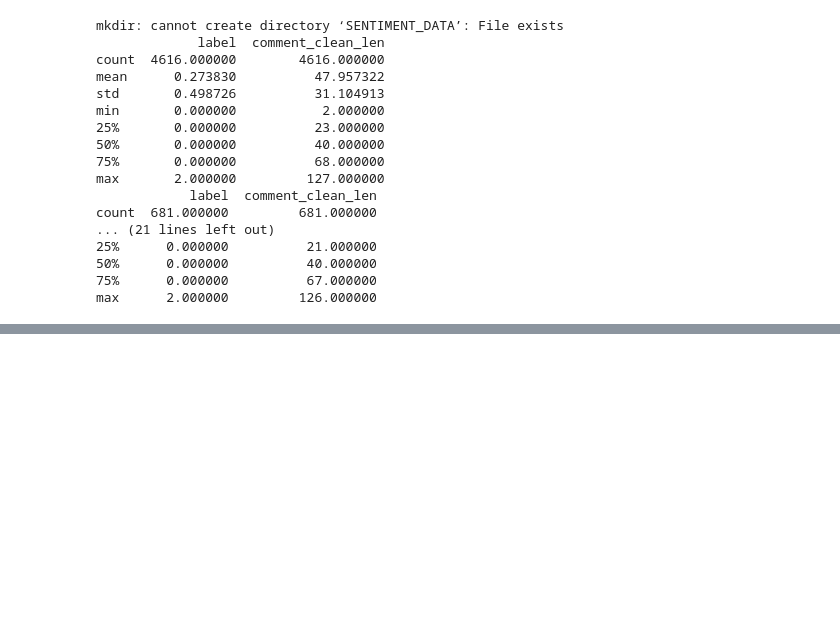
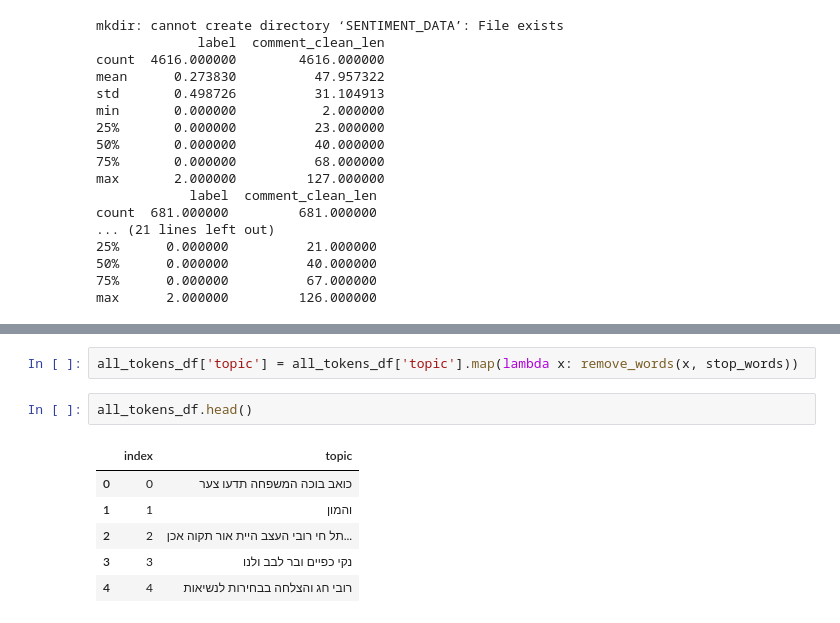
Before and after one commit to wzwzeyal/ojt_bert, a Jupyter notebook: notebooks_exploration/onlp_data_preprocess.ipynb, the cells around one changed output, grey strips where cells are left out. Drawn from its saved outputs; the diff is of its cells as text; blank space fills up the shorter version.

```diff
--- a/notebooks_exploration/onlp_data_preprocess.ipynb
+++ b/notebooks_exploration/onlp_data_preprocess.ipynb
@@ -185,0 +222,11 @@ train_token_df.describe()
+# %%
+all_tokens_df['topic'] = all_tokens_df['topic'].map(lambda x: remove_words(x, stop_words))
+# %%
+all_tokens_df.head()
+# %% [output]
+|  | index | topic |
+| 0 | 0 | כואב בוכה המשפחה תדעו צער |
+| 1 | 1 | והמון |
+| 2 | 2 | תל חי רובי העצב היית אור תקוה אכן... |
+| 3 | 3 | נקי כפיים ובר לבב ולנו |
+| 4 | 4 | רובי חג והצלחה בבחירות לנשיאות |
```
Also changed, not shown: parts of 9 cells of this notebook, 1 other file.
